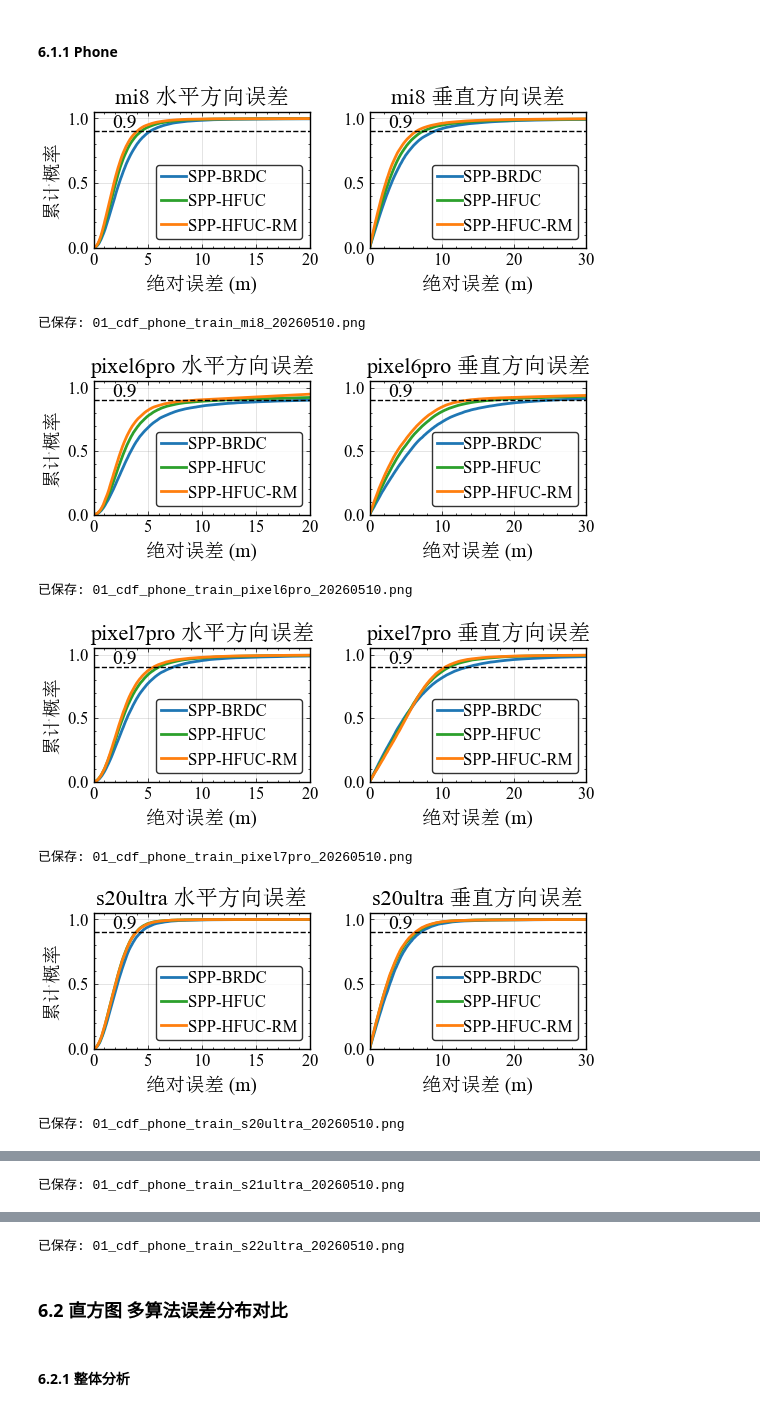
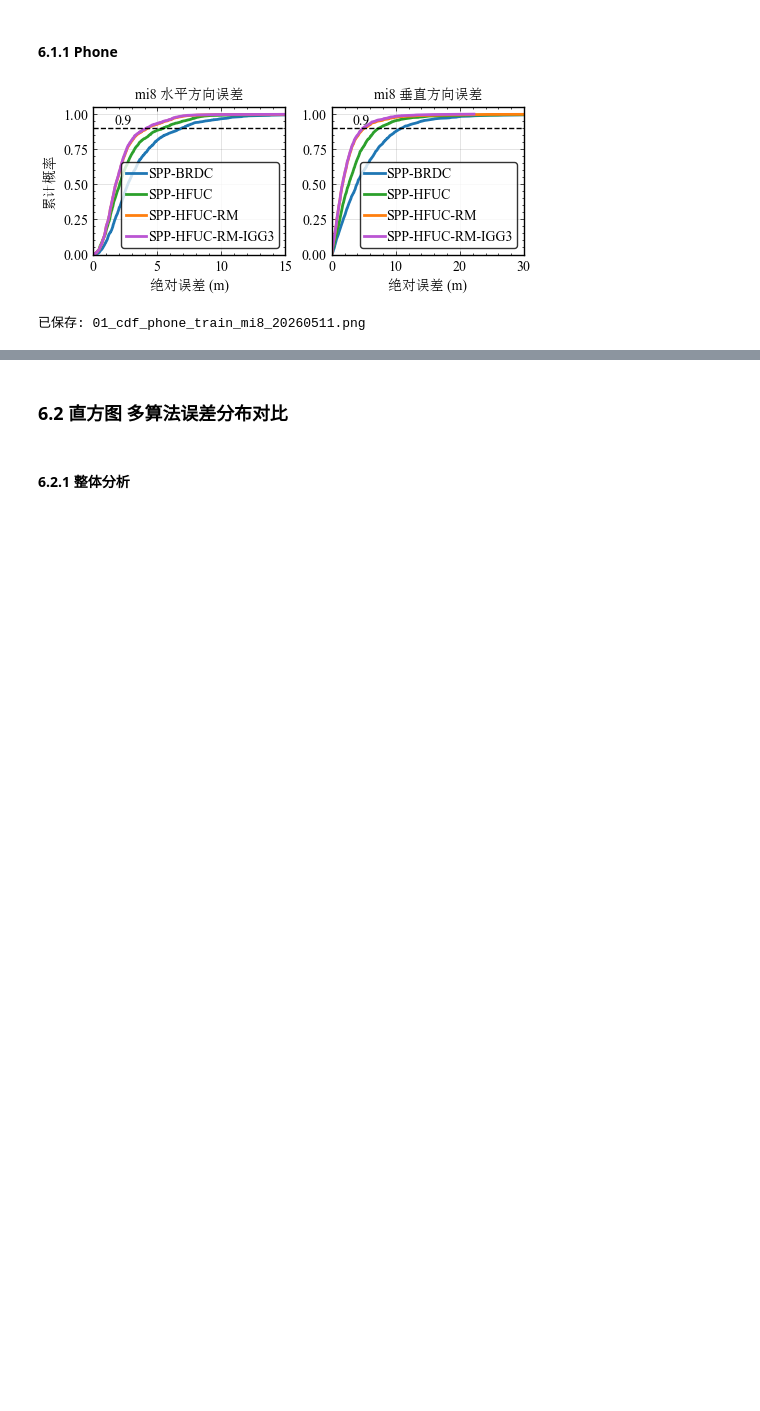
Before and after one commit to ColourDyeing/Hybrid-frequency-spp, a Jupyter notebook: Testing-Data/python/05_Scientific_Drawing.ipynb, the cells around one changed output, grey strips where cells are left out. Cells and saved outputs as stored; diff of their text form; code cells hidden in the pictures; blank space fills up the shorter version.

```diff
--- a/Testing-Data/python/05_Scientific_Drawing.ipynb
+++ b/Testing-Data/python/05_Scientific_Drawing.ipynb
@@ -29,22 +29,22 @@ import scienceplots
 # ====== 手动配置参数 ======
 
 # ---- 待比较的算法列表（格式: 名称, 颜色）----
-# 支持同时对比 2~5 组算法；颜色用于图表区分
+# 支持同时对比 2~5 组算法；颜色用于图表区分 '#00FFFF'青色 '#ba55d3'淡紫色
 # 颜色支持 hex 格式（如 '#1f77b4'）或 matplotlib 颜色名
 SOL_ALGOS = [
     ('SPP-BRDC',        '#1f77b4'),  # 蓝色 - SPP 单站基准
     ('SPP-HFUC',        '#2ca02c'),  # 绿色 - SPP+UDUC
     ('SPP-HFUC-RM',     '#ff7f0e'),  # 橙色 - SPP+UDUC+RM
-    # ('spp-uduc-rm-igg3', '#d62728'),  # 红色 - SPP+UDUC+RM+IGG3
+    ('SPP-HFUC-RM-IGG3', '#ba55d3'),  # 淡紫色 - SPP+UDUC+RM+IGG3
 ]
 
 # ---- 数据集名称 ----
 DATA_SET = 'train'  # 数据集名称 (train, test 等)
 
 # ---- 可视化范围筛选（空列表表示分析全部数据集）----
-# 例: SELECTED_DATASETS = ['2021-08-24-20-32-us-ca-mtv-h', '2023-09-06-22-49-us-ca-routebb1']
+# 例: SELECTED_DATASETS = ['2022-02-24-18-29-us-ca-lax-o', '2023-05-26-18-50-us-ca-sjc-ge2']
 # 例: SELECTED_DATASETS = []  # 空列表表示分析全部
-SELECTED_DATASETS = []
+SELECTED_DATASETS = ['2020-12-10-22-52-us-ca-sjc-c']
 
 # ====== 固定配置参数 ======
 
@@ -671,7 +720,7 @@ print(f'已保存: 01_cdf_{DATA_SET}_{algo_str}_{today_str}.png')
 # %%
 # 为每个 phone 分别绘制 CDF 图，横向对比不同算法（不再标注P68/P95等统计数据）
 for phone in sorted(df_merged['phone'].unique()):
-    fig, axes = plt.subplots(1, 2, figsize=(fig_width[3], fig_height[0]))
+    fig, axes = plt.subplots(1, 2, figsize=(fig_width[3]-20*mm, fig_height[0]))
 
     def plot_cdf_multi_algo_by_phone(ax, data_dict, label, x_max=None, show_ylabel=True):
         for tag, color in SOL_ALGOS:
@@ -683,44 +732,38 @@ for phone in sorted(df_merged['phone'].unique()):
                 cdf = np.arange(1, len(sd)+1)/len(sd)
                 ax.plot(sd, cdf, color=color, linewidth=2, label=tag)
         # 字体适中调大
-        label_fontsize = 14
-        title_fontsize = 16
-        legend_fontsize = 12
-        tick_fontsize = 12
+        label_fontsize = 10 #14
+        title_fontsize = 10 #16
+        legend_fontsize = 10 #12
+        tick_fontsize = 10 #12
         ax.set_xlabel('绝对误差 (m)', fontsize=label_fontsize)
         if show_ylabel:
             ax.set_ylabel('累计概率', fontsize=label_fontsize)
         else:
             ax.set_ylabel('')
         ax.set_title(f'{label}', fontsize=title_fontsize)
         ax.grid(True, alpha=0.3)
         ax.set_ylim(0, 1.05)
         if x_max:
             ax.set_xlim(0, x_max)
         ax.axhline(0.9, color='black', linestyle='--', linewidth=1)
         ax.text(ax.get_xlim()[1]*0.2, 0.9, '0.9', va='bottom', ha='right', color='black', fontsize=label_fontsize)
         ax.tick_params(axis='both', which='major', labelsize=tick_fontsize)
         ax.legend(framealpha=0.8, frameon=True, edgecolor='k',
                   handlelength=1.5, handletextpad=0.1, borderpad=0.3,
                   loc='lower right', fontsize=legend_fontsize)
 
     # 获取当前phone下不同算法的误差数据
     h_data = {tag: df_merged[(df_merged['phone']==phone) & (df_merged['algo']==tag)]['err_h'].values for tag,_ in SOL_ALGOS}
     u_data = {tag: np.abs(df_merged[(df_merged['phone']==phone) & (df_merged['algo']==tag)]['err_u'].values) for tag,_ in SOL_ALGOS}
 
-    plot_cdf_multi_algo_by_phone(axes[0], h_data, f'{phone} 水平方向误差', x_max=20, show_ylabel=True)
+    plot_cdf_multi_algo_by_phone(axes[0], h_data, f'{phone} 水平方向误差', x_max=15, show_ylabel=True)
     plot_cdf_multi_algo_by_phone(axes[1], u_data, f'{phone} 垂直方向误差', x_max=30, show_ylabel=False)
 
     plt.tight_layout()
     plt.savefig(join(DRAW_DIR, f'01_cdf_phone_{DATA_SET}_{phone}_{today_str}.png'), dpi=300, bbox_inches='tight')
     plt.show()
     print(f'已保存: 01_cdf_phone_{DATA_SET}_{phone}_{today_str}.png')
 # %% [output]
-[figure, old version]
+[figure, new version]
-已保存: 01_cdf_phone_train_mi8_20260510.png
+已保存: 01_cdf_phone_train_mi8_20260511.png
-[figure, removed]
-已保存: 01_cdf_phone_train_pixel6pro_20260510.png
-[figure, removed]
-已保存: 01_cdf_phone_train_pixel7pro_20260510.png
-[figure, removed]
-已保存: 01_cdf_phone_train_s20ultra_20260510.png
@@ -728 +769,0 @@ for phone in sorted(df_merged['phone'].unique()):
-已保存: 01_cdf_phone_train_s21ultra_20260510.png
@@ -730,4 +770,3 @@ for phone in sorted(df_merged['phone'].unique()):
-已保存: 01_cdf_phone_train_s22ultra_20260510.png
 # %% [markdown]
 ### 6.2 直方图 多算法误差分布对比
 # %% [markdown]
```
Also changed, not shown: parts of 21 cells of this notebook, 7 other files.
